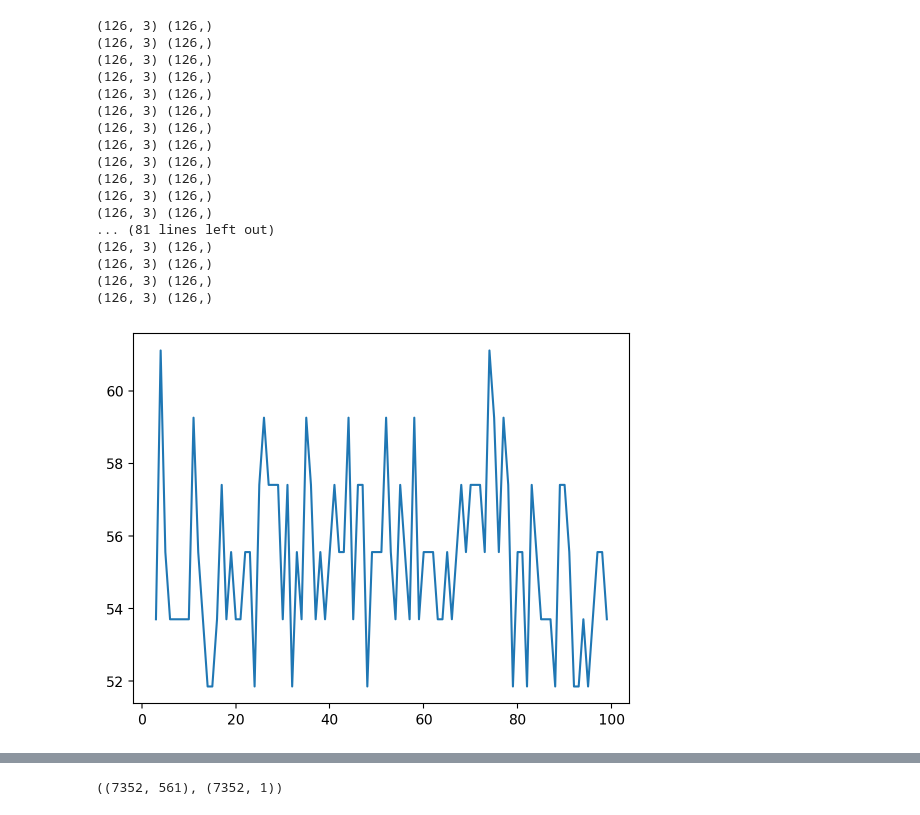
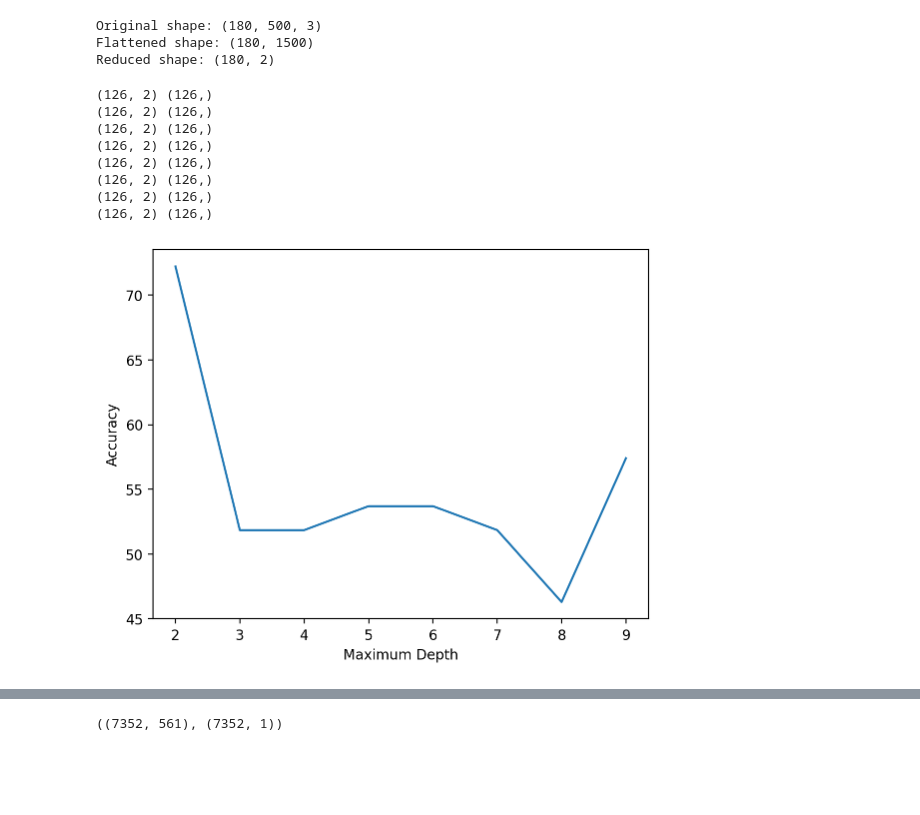
Before and after one commit to Jain-Laksh/ES335-assignment-1, a Jupyter notebook: HAR/task_2.ipynb, the cells around one changed output, grey strips where cells are left out. Cells and saved outputs as stored; diff of their text form; code cells hidden in the pictures; blank space fills up the shorter version.

```diff
--- a/HAR/task_2.ipynb
+++ b/HAR/task_2.ipynb
@@ -18,21 +14,38 @@ Testing output data shape:  (54,)
+# %%
+import numpy as np
+from sklearn.decomposition import PCA
+
+# Assuming X is your data with shape (180, 500, 3)
+# X = np.random.rand(180, 500, 3)  # Example data
+
+# Step 1: Flatten the data along the last two dimensions
+X_flattened = X.reshape(180, -1)  # This will reshape X to (180, 1500)
+
+# Step 2: Apply PCA to retain a specific percentage of variance
+variance_to_retain = 0.95  # Specify the percentage of variance to retain (e.g., 95%)
+pca = PCA(n_components=2)
+X_reduced = pca.fit_transform(X_flattened)
+
+# X_reduced will have the shape (180, number_of_components_retained)
+print("Original shape:", X.shape)
+print("Flattened shape:", X_flattened.shape)
+print("Reduced shape:", X_reduced.shape)
+# %% [output]
+Original shape: (180, 500, 3)
+Flattened shape: (180, 1500)
+Reduced shape: (180, 2)
 # %%
 # X.shape, y.shape
 def label(x):
     dict1 = {1:"WALKING",2:"WALKING_UPSTAIRS",3:"WALKING_DOWNSTAIRS",4:"SITTING",5:"STANDING",6:"LAYING"}
     return dict1[x]
-# y = y.apply(label)
-# y
-# X = X.reshape(180,-1)
+
 X.shape
-# X[[[0]]].shape
-# X = X[:,1,:]
+
 X_tfsel = X
-X = X.mean(axis=1)
-# X= X.reshape(180,500)
-# y = label(y)
+# X = X.mean(axis=1)
+X = X_reduced
+
 y_labels = []
 for i in range(len(y)):
     y_labels.append(label(y[i]))
-# X.shape
-
-# print(100*X.var(axis=1)/X.mean(axis=1)).shape
@@ -43,37 +52,33 @@ Z_1 = X[:,2]
 # %%
 X_list = []
 y_list = []
 
-for i in range(3,100):
+for i in range(2,10):
     X_list.append(i)
-    dt = DecisionTreeClassifier(criterion='gini', max_depth=i)
+    dt = DecisionTreeClassifier(criterion='entropy', max_depth=i)
     X_train,X_test,y_train,y_test = train_test_split(X,y,test_size=0.3,random_state=20,stratify=y)
     print(X_train.shape, y_train.shape)
     dt.fit(X_train, y_train)
     y_predicted = dt.predict(X_test)
-    y_predicted
     y_predicted = pd.DataFrame({'Label':y_predicted})
-    accuracy = len(y_predicted[y_predicted['Label']==y_test])/len(y_test)
+    # accuracy = len(y_predicted[y_predicted['Label']==y_test])/len(y_test)
     y_list.append(accuracy*100)
+    accuracy = accuracy_score(y_test, y_predicted)
+    precision = precision_score(y_test, y_predicted, average='weighted')
+    recall = recall_score(y_test, y_predicted, average='weighted')
+    conf_matrix = confusion_matrix(y_test, y_predicted)
 
 plt.plot(X_list, y_list)
+plt.xlabel('Maximum Depth')
+plt.ylabel('Accuracy')
 plt.show()
 # %% [output]
-(126, 3) (126,)
-(126, 3) (126,)
-(126, 3) (126,)
-(126, 3) (126,)
-(126, 3) (126,)
-(126, 3) (126,)
-(126, 3) (126,)
-(126, 3) (126,)
-(126, 3) (126,)
-(126, 3) (126,)
-(126, 3) (126,)
-(126, 3) (126,)
-... (81 lines left out)
-(126, 3) (126,)
-(126, 3) (126,)
-(126, 3) (126,)
-(126, 3) (126,)
+(126, 2) (126,)
+(126, 2) (126,)
+(126, 2) (126,)
+(126, 2) (126,)
+(126, 2) (126,)
+(126, 2) (126,)
+(126, 2) (126,)
+(126, 2) (126,)
-[figure, old version]
+[figure, new version]
```
Also changed, not shown: parts of 10 cells of this notebook.
